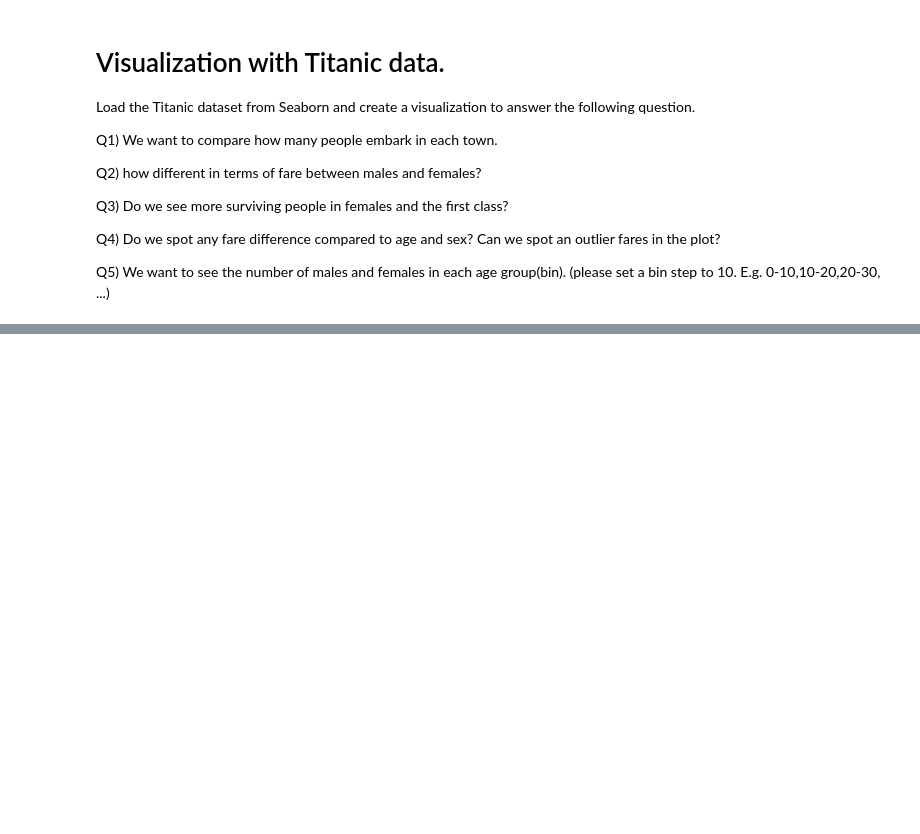
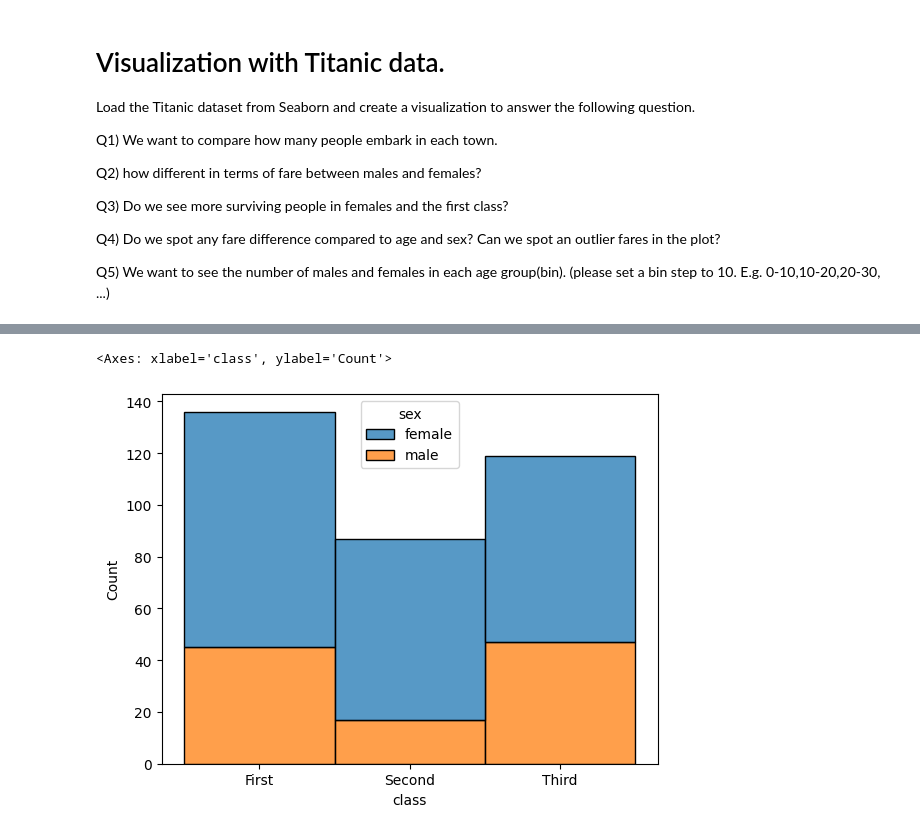
Before and after one commit to firstChetsadakon/myLearnPython, a Jupyter notebook: Chetsadakon_Kongphasuk_of_[Week13_lab]_data_visualization.ipynb, the cells around one changed output, grey strips where cells are left out. Drawn from its saved outputs; the diff is of its cells as text; code cells hidden in the pictures; blank space fills up the shorter version.

```diff
--- a/Chetsadakon_Kongphasuk_of_[Week13_lab]_data_visualization.ipynb
+++ b/Chetsadakon_Kongphasuk_of_[Week13_lab]_data_visualization.ipynb
@@ -40,0 +53,9 @@ print(data)
+# %%
+# Q3) Do we see more surviving people in females and the first class?
+
+data = data.loc[(data['survived']== 1)]
+              # data
+sns.histplot(data=data, x="class", hue="sex", multiple="stack")
+# %% [output]
+<Axes: xlabel='class', ylabel='Count'>
+[figure, added]
```
Also changed, not shown: parts of 5 cells of this notebook.
